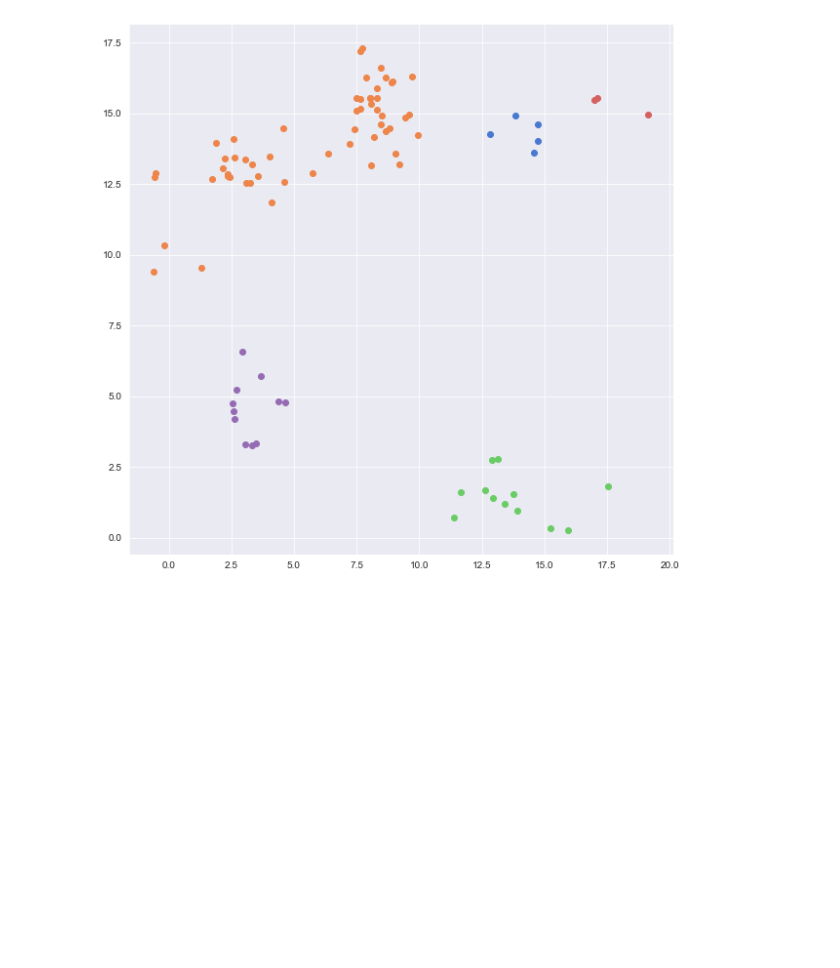
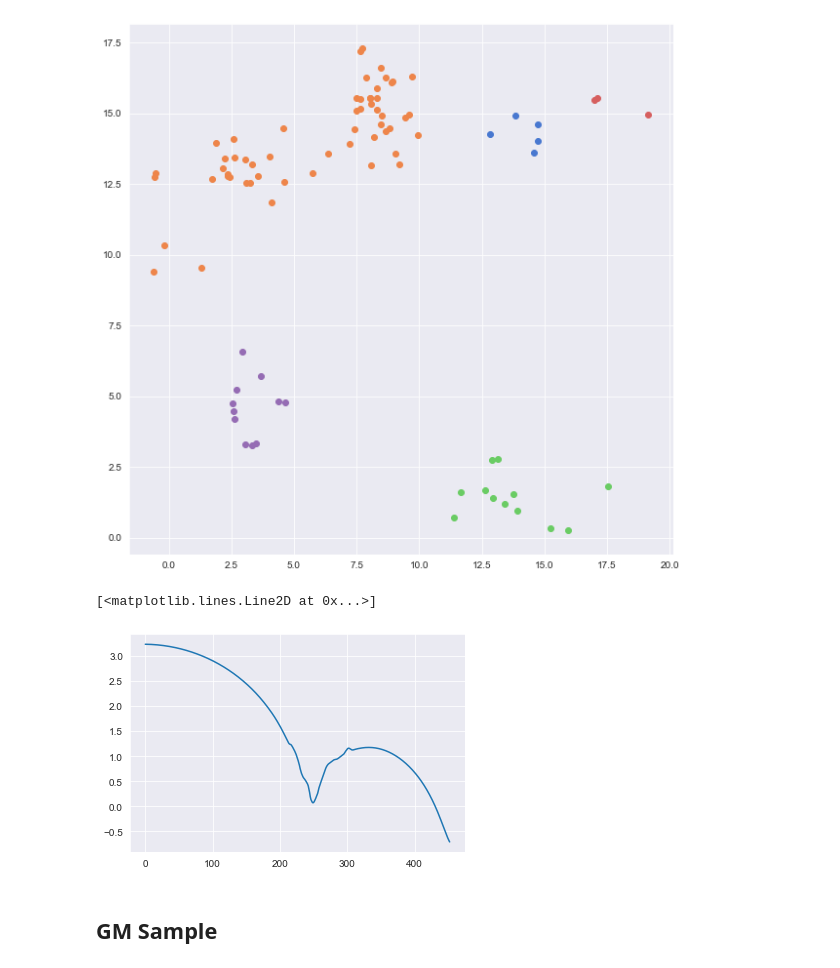
Before and after one commit to QSCTech-Sange/Optimization_Project, a Jupyter notebook: optimize.ipynb, the cells around one changed output. Drawn from its saved outputs; the diff is of its cells as text; code cells hidden in the pictures; blank space fills up the shorter version.

```diff
--- a/optimize.ipynb
+++ b/optimize.ipynb
@@ -34,7 +28,7 @@ n = len(points)
 step = step_size(n,lbd,delta)
 grad = lambda X: grad_hub_matrix(X,delta,points,lbd)
 # %%
-ans,AGM_loss = AGM(grad,np.zeros_like(points),step,0.001)
+ans,AGM_loss = AGM(grad,points,step,0.5)
 # %%
 groups = get_group(ans, tol=2)
 # %%
@@ -59,6 +53,13 @@ plt.figure(figsize=(10,10))
 plot_res_data(points,ans,groups,way='points')
 # %% [output]
 [figure]
+# %%
+plt.plot(np.log(AGM_loss))
+# %% [output]
+[<matplotlib.lines.Line2D at 0x...>]
+[figure, added]
+# %% [markdown]
+## GM Sample
 # %%
 lbd = 0.05
 delta = 1e-3
```
Also changed, not shown: parts of 16 cells of this notebook, 2 other files.
